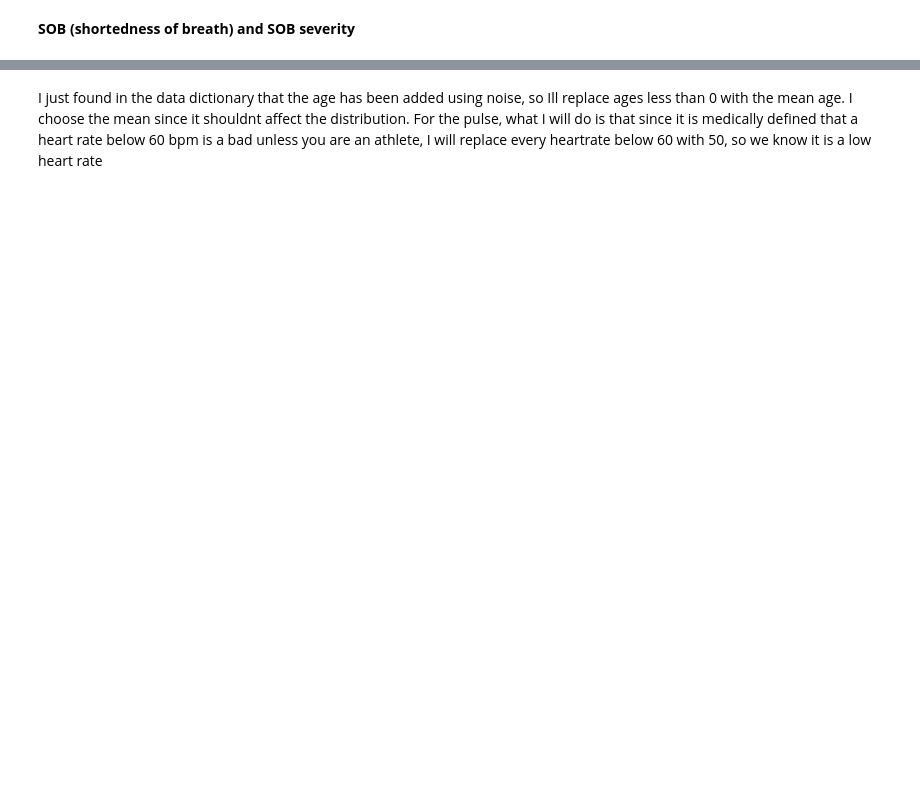
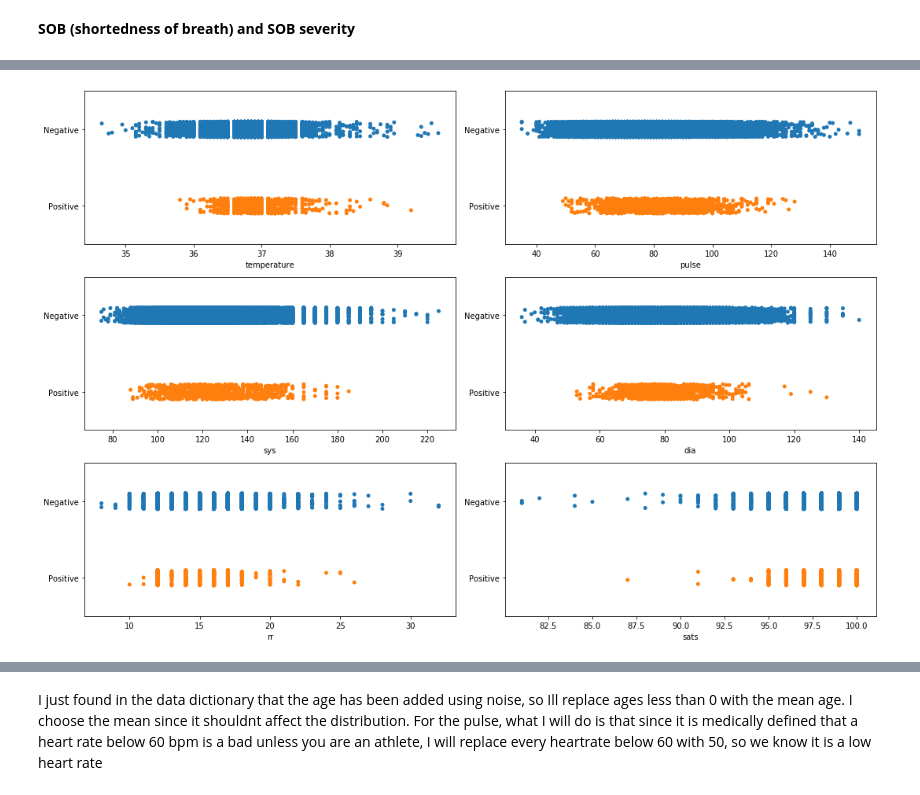
Before and after one commit to Sir-Slade/covidclinicaldata, a Jupyter notebook: notebooks/DataExploration_Jeshua.ipynb, the cells around one changed output, grey strips where cells are left out. Drawn from its saved outputs; the diff is of its cells as text; code cells hidden in the pictures; blank space fills up the shorter version.

```diff
--- a/notebooks/DataExploration_Jeshua.ipynb
+++ b/notebooks/DataExploration_Jeshua.ipynb
@@ -157,0 +241,6 @@ all_data.loc[(all_data["sob"] == True) & (all_data["sob_severity"].isna()), "sob
+# %%
+#dropping the copd feature
+all_data.drop(columns="copd", inplace=True)
+
+sob_severe_indexes = all_data[all_data["sob_severity"] == "Severe"].index
+all_data.drop(index=sob_severe_indexes, inplace=True)
@@ -157,0 +305,19 @@ all_data.loc[(all_data["sob"] == True) & (all_data["sob_severity"].isna()), "sob
+# %%
+vitals = ["temperature", "pulse", "sys", "dia", "rr", "sats"]
+
+# 'f' is the figure (the container) where everything will be ploted.
+# 'axes' is the array of subplots (called axes) where each subplot will be plotted (in this case an array of 3 rows and 2 columns)
+# Note: you cann add axes to figures to make them subplots
+f, axes = plt.subplots(3,2, figsize=(15,10))
+i = 0
+j = 0
+for feature in vitals:
+    sns.stripplot(data=all_data, x=feature, y="covid19_test_results", ax=axes[i % 3][j % 2])    #this returns an 'ax' object, which we are passing
+    axes[i % 3][j % 2].set_ylabel('')
+    j+=1
+    if j%2 == 0:
+        i+=1
+
+f.tight_layout()
+# %% [output]
+[figure, added]
```
Also changed, not shown: parts of 34 cells of this notebook.
